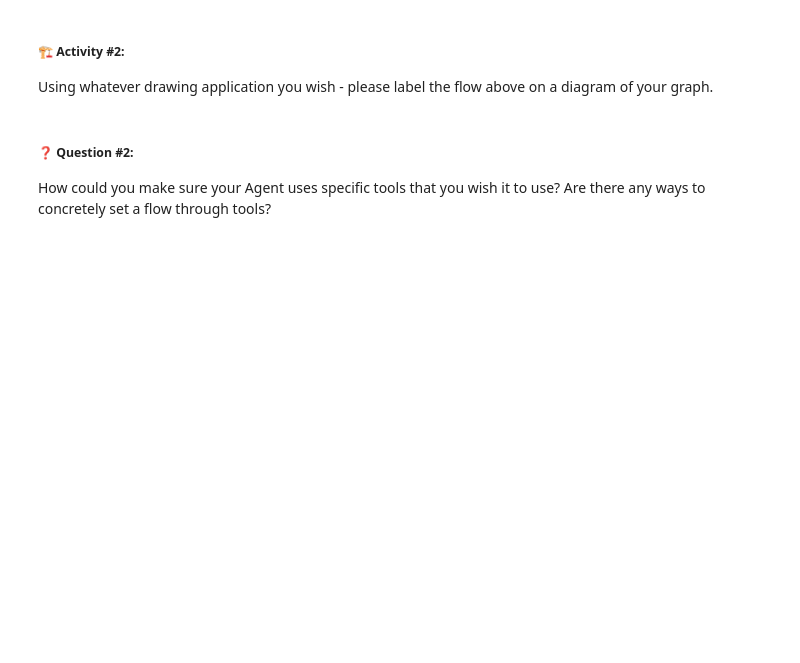
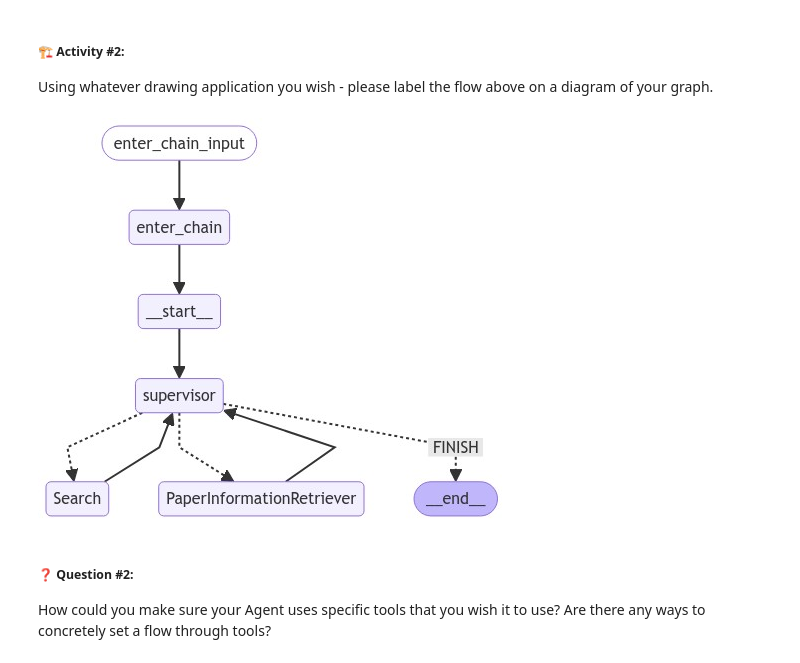
Before and after one commit to ac-potts/AIE4, a Jupyter notebook: Week 3/Day 2/Multi_Agent_RAG_LangGraph.ipynb, the cells around one changed output. Cells and saved outputs as stored; diff of their text form; code cells hidden in the pictures; blank space fills up the shorter version.

```diff
--- a/Week 3/Day 2/Multi_Agent_RAG_LangGraph.ipynb
+++ b/Week 3/Day 2/Multi_Agent_RAG_LangGraph.ipynb
@@ -588,6 +592,10 @@ for s in research_chain.stream(
 ##### 🏗️ Activity #2:
 
 Using whatever drawing application you wish - please label the flow above on a diagram of your graph.
+# %%
+display(Image(research_chain.get_graph().draw_mermaid_png()))
+# %% [output]
+[figure, added]
 # %% [markdown]
 ##### ❓ Question #2:
 
```
Also changed, not shown: parts of 3 cells of this notebook.
